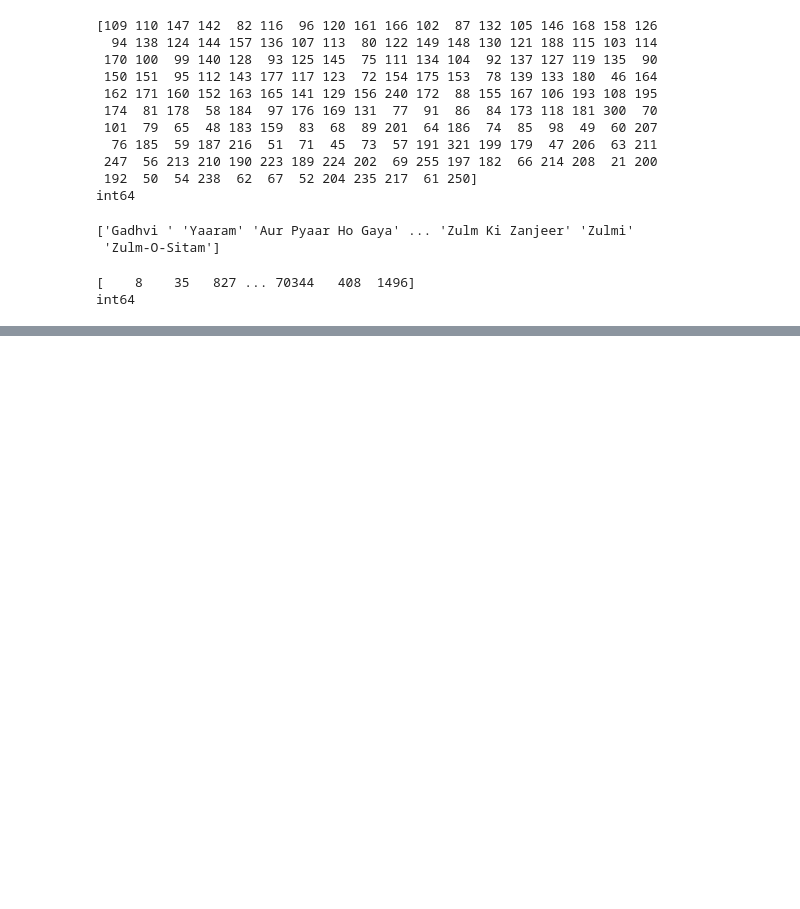
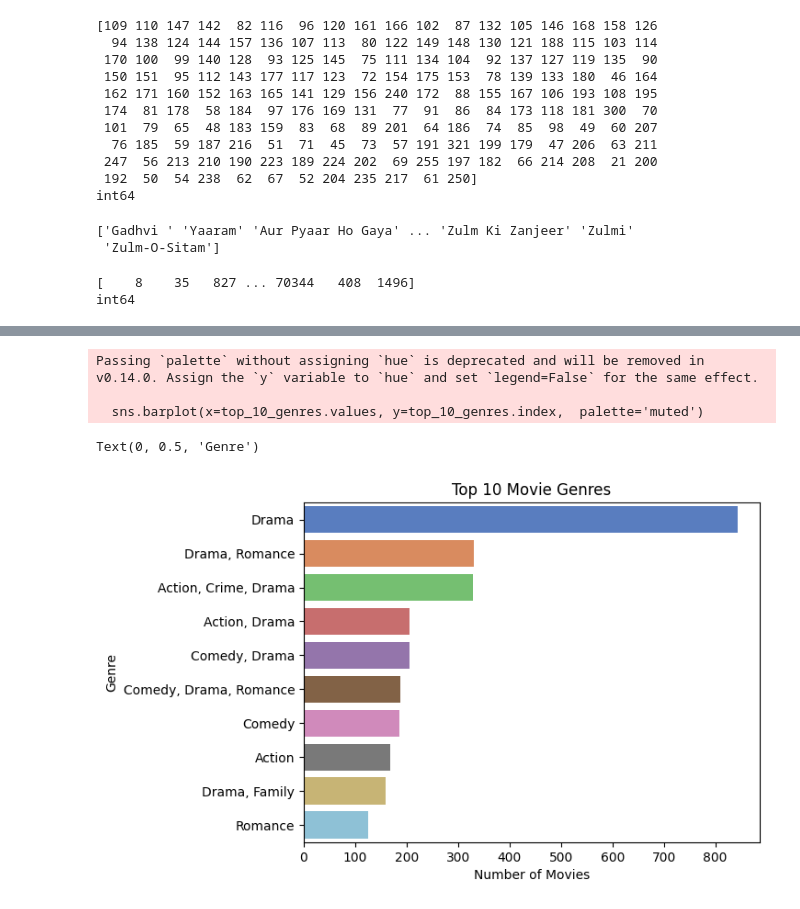
Before and after one commit to Farah-Tarek-Mahmoud/IMDB_Movie_Rating_Prediction, a Jupyter notebook: Movie_Rating_Prediction.ipynb, the cells around one changed output, grey strips where cells are left out. Drawn from its saved outputs; the diff is of its cells as text; code cells hidden in the pictures; blank space fills up the shorter version.

```diff
--- a/Movie_Rating_Prediction.ipynb
+++ b/Movie_Rating_Prediction.ipynb
@@ -238,0 +282,12 @@ print(df_filltered.shape)
+# %%
+top_10_genres = df_filltered['Genre'].value_counts(ascending=False).head(10)
+sns.barplot(x=top_10_genres.values, y=top_10_genres.index,  palette='muted')
+plt.title('Top 10 Movie Genres')
+plt.xlabel('Number of Movies')
+plt.ylabel('Genre')
+# %% [output]
+Passing `palette` without assigning `hue` is deprecated and will be removed in v0.14.0. Assign the `y` variable to `hue` and set `legend=False` for the same effect.
+
+  sns.barplot(x=top_10_genres.values, y=top_10_genres.index,  palette='muted')
+Text(0, 0.5, 'Genre')
+[figure, added]
```
Also changed, not shown: parts of 6 cells of this notebook.
